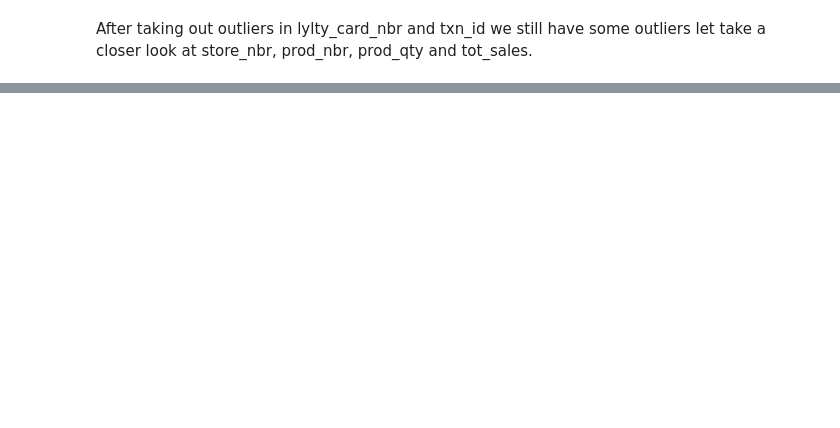
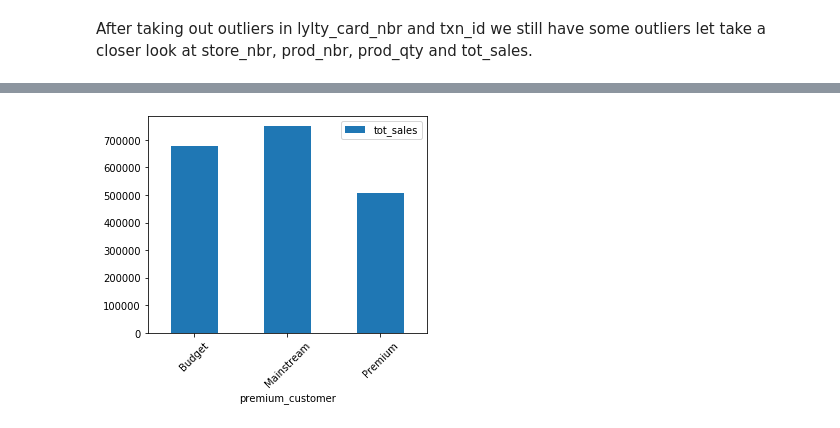
Before and after one commit to Chuks1010/Quantium-Data-Analysis, a Jupyter notebook: Quantium Data Analysis.ipynb, the cells around one changed output, grey strips where cells are left out. Drawn from its saved outputs; the diff is of its cells as text; code cells hidden in the pictures; blank space fills up the shorter version.

```diff
--- a/Quantium Data Analysis.ipynb
+++ b/Quantium Data Analysis.ipynb
@@ -275,0 +311,5 @@ We are left with 'prod_qty' and 'tot_sales'. I think these can be allowed to pas
+# %%
+agg_prem = comb.pivot_table(index=['premium_customer'], values=['tot_sales'], aggfunc='sum')
+agg_prem.plot(kind='bar', rot=45, figsize=(5,4));
+# %% [output]
+[figure, added]
```
Also changed, not shown: parts of 43 cells of this notebook.
